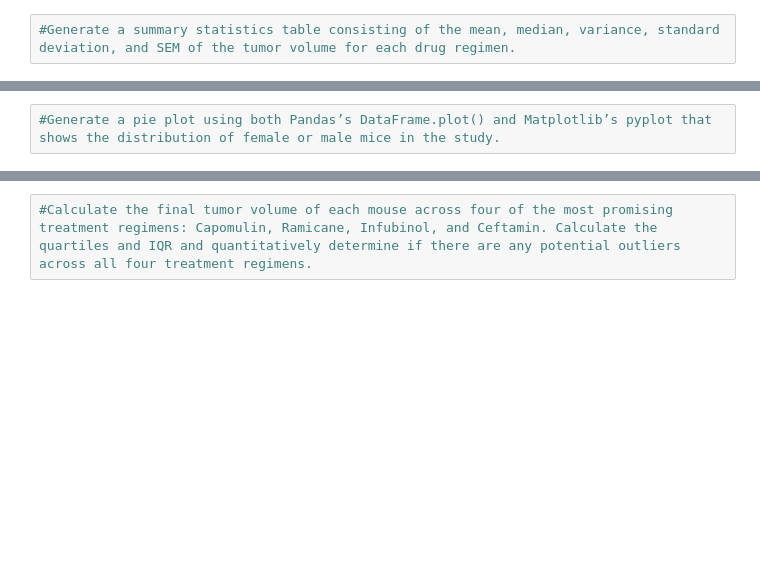
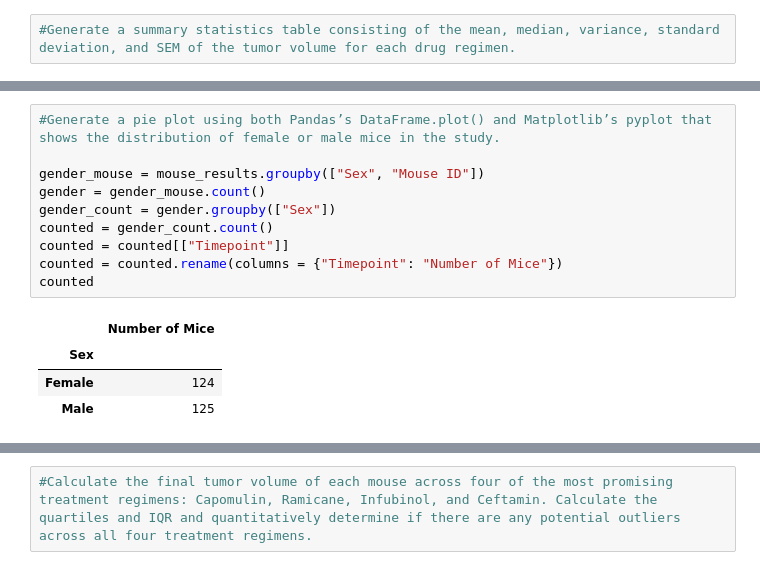
Before and after one commit to J-Schea29/matplotlib-challenge, a Jupyter notebook: Untitled.ipynb, the cells around one changed output, grey strips where cells are left out. Drawn from its saved outputs; the diff is of its cells as text; blank space fills up the shorter version.

```diff
--- a/Untitled.ipynb
+++ b/Untitled.ipynb
@@ -59,2 +72,15 @@ plt.tight_layout()
 # %%
 #Generate a pie plot using both Pandas’s DataFrame.plot() and Matplotlib’s pyplot that shows the distribution of female or male mice in the study.
+
+gender_mouse = mouse_results.groupby(["Sex", "Mouse ID"])
+gender = gender_mouse.count()
+gender_count = gender.groupby(["Sex"])
+counted = gender_count.count()
+counted = counted[["Timepoint"]]
+counted = counted.rename(columns = {"Timepoint": "Number of Mice"})
+counted
+# %% [output]
+|  | Number of Mice |
+| Sex |  |
+| Female | 124 |
+| Male | 125 |
```
Also changed, not shown: parts of 3 cells of this notebook.
